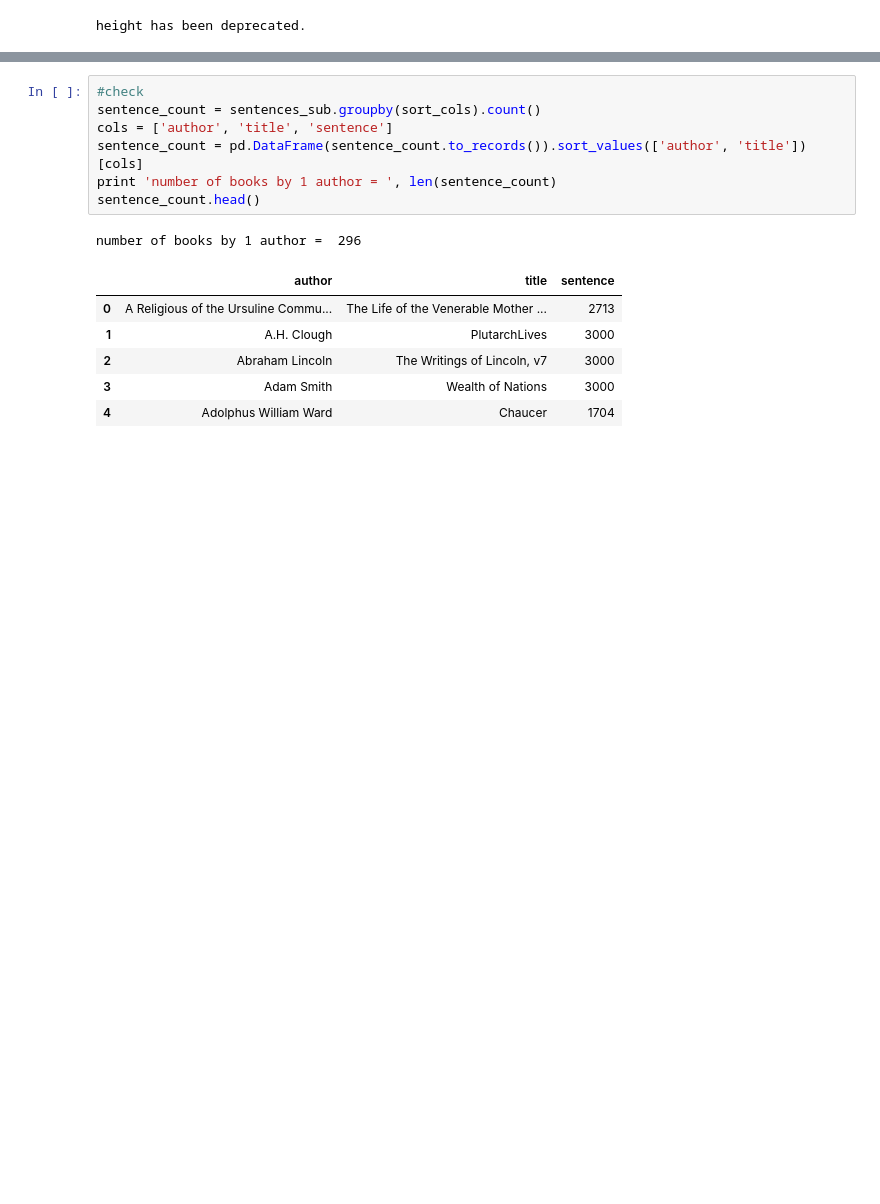
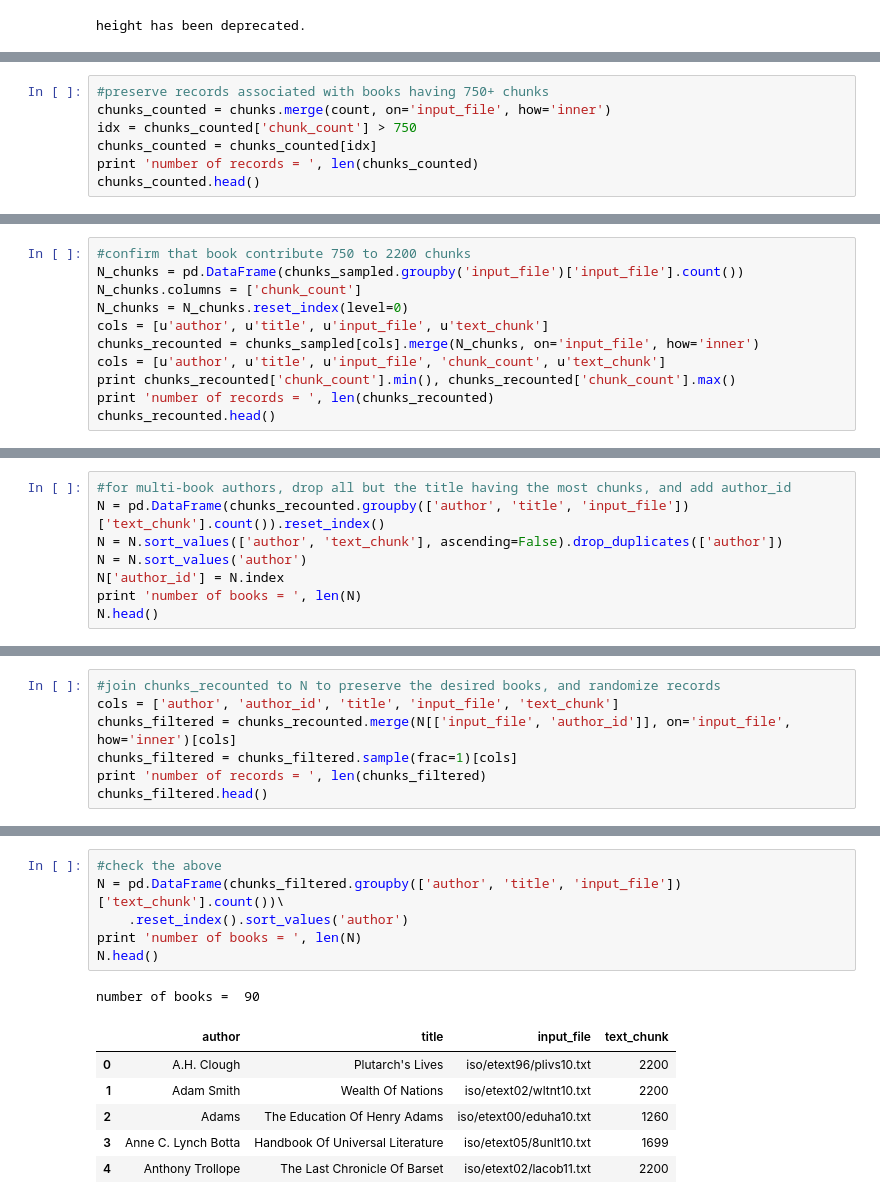
Before and after one commit to joehahn/tf-text-classification-demo, a Jupyter notebook: dl.ipynb, the cells around one changed output, grey strips where cells are left out. Saved outputs shown, nothing was run; the diff lists cells and outputs as text; blank space fills up the shorter version.

```diff
--- a/dl.ipynb
+++ b/dl.ipynb
@@ -76,0 +96,7 @@ number of sentences =  788002
+# %%
+#preserve records associated with books having 750+ chunks
+chunks_counted = chunks.merge(count, on='input_file', how='inner')
+idx = chunks_counted['chunk_count'] > 750
+chunks_counted = chunks_counted[idx]
+print 'number of records = ', len(chunks_counted)
+chunks_counted.head()
@@ -76,0 +132,11 @@ number of sentences =  788002
+# %%
+#confirm that book contribute 750 to 2200 chunks
+N_chunks = pd.DataFrame(chunks_sampled.groupby('input_file')['input_file'].count())
+N_chunks.columns = ['chunk_count']
+N_chunks = N_chunks.reset_index(level=0)
+cols = [u'author', u'title', u'input_file', u'text_chunk']
+chunks_recounted = chunks_sampled[cols].merge(N_chunks, on='input_file', how='inner')
+cols = [u'author', u'title', u'input_file', 'chunk_count', u'text_chunk']
+print chunks_recounted['chunk_count'].min(), chunks_recounted['chunk_count'].max()
+print 'number of records = ', len(chunks_recounted)
+chunks_recounted.head()
@@ -76,0 +152,8 @@ number of sentences =  788002
+# %%
+#for multi-book authors, drop all but the title having the most chunks, and add author_id
+N = pd.DataFrame(chunks_recounted.groupby(['author', 'title', 'input_file'])['text_chunk'].count()).reset_index()
+N = N.sort_values(['author', 'text_chunk'], ascending=False).drop_duplicates(['author'])
+N = N.sort_values('author')
+N['author_id'] = N.index
+print 'number of books = ', len(N)
+N.head()
@@ -76,0 +168,7 @@ number of sentences =  788002
+# %%
+#join chunks_recounted to N to preserve the desired books, and randomize records
+cols = ['author', 'author_id', 'title', 'input_file', 'text_chunk']
+chunks_filtered = chunks_recounted.merge(N[['input_file', 'author_id']], on='input_file', how='inner')[cols]
+chunks_filtered = chunks_filtered.sample(frac=1)[cols]
+print 'number of records = ', len(chunks_filtered)
+chunks_filtered.head()
@@ -77,15 +183,14 @@ number of sentences =  788002
 # %%
-#check
-sentence_count = sentences_sub.groupby(sort_cols).count()
-cols = ['author', 'title', 'sentence']
-sentence_count = pd.DataFrame(sentence_count.to_records()).sort_values(['author', 'title'])[cols]
-print 'number of books by 1 author = ', len(sentence_count)
-sentence_count.head()
+#check the above
+N = pd.DataFrame(chunks_filtered.groupby(['author', 'title', 'input_file'])['text_chunk'].count())\
+    .reset_index().sort_values('author')
+print 'number of books = ', len(N)
+N.head()
 # %% [output]
-number of books by 1 author =  296
+number of books =  90
-|  | author | title | sentence |
-| 0 | A Religious of the Ursuline Commu... | The Life of the Venerable Mother ... | 2713 |
-| 1 | A.H. Clough | PlutarchLives | 3000 |
-| 2 | Abraham Lincoln | The Writings of Lincoln, v7 | 3000 |
-| 3 | Adam Smith | Wealth of Nations | 3000 |
-| 4 | Adolphus William Ward | Chaucer | 1704 |
+|  | author | title | input_file | text_chunk |
+| 0 | A.H. Clough | Plutarch's Lives | iso/etext96/plivs10.txt | 2200 |
+| 1 | Adam Smith | Wealth Of Nations | iso/etext02/wltnt10.txt | 2200 |
+| 2 | Adams | The Education Of Henry Adams | iso/etext00/eduha10.txt | 1260 |
+| 3 | Anne C. Lynch Botta | Handbook Of Universal Literature | iso/etext05/8unlt10.txt | 1699 |
+| 4 | Anthony Trollope | The Last Chronicle Of Barset | iso/etext02/lacob11.txt | 2200 |
```
Also changed, not shown: parts of 26 cells of this notebook, 1 other file.
